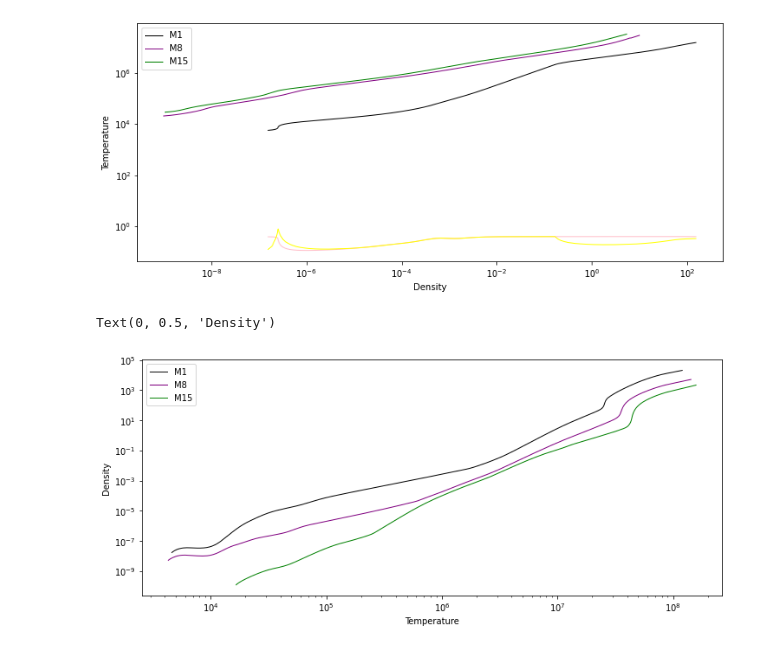
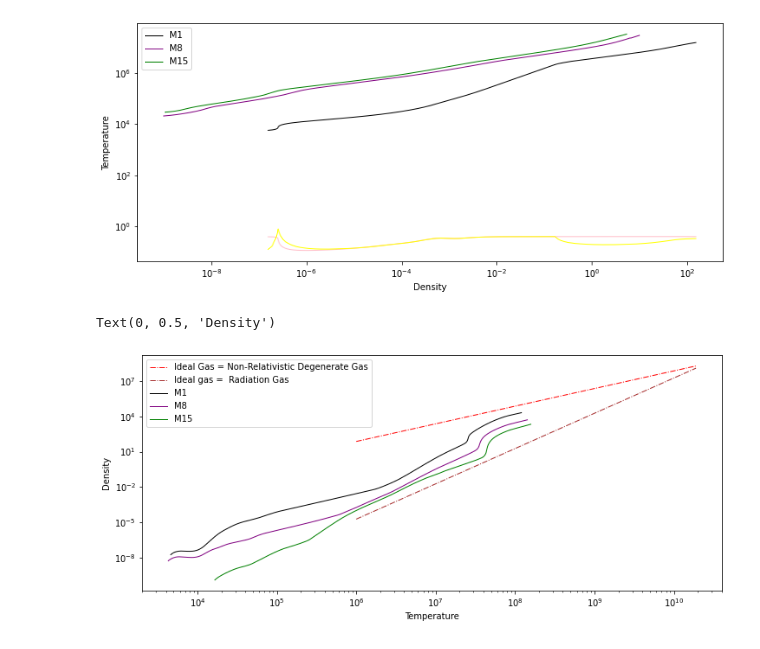
Before and after one commit to SudatKhan/ast341_hw, a Jupyter notebook: ast_hw6.ipynb, the cells around one changed output. Cells and saved outputs as stored; diff of their text form; code cells hidden in the pictures.

```diff
--- a/ast_hw6.ipynb
+++ b/ast_hw6.ipynb
@@ -171,15 +171,23 @@ rho_16 = data9[:,2]
 temp_16 = data9[:,3]
 # %%
 fig = plt.figure(figsize=(12,5))
+
+def rho(T):
+    return ((N_a*kB*T/mu) * 1.31195550334885*10**(-13))**(3/2)
+def density(T):
+    return (4* mu * sigma * T**3) / (3 * N_a * kB * 3.0*10**10)
+T = np.linspace(10**6, 19*10**9, 1000)
+plt.plot(T, rho(T), lw=1.0, c="red", linestyle='-.', label = 'Ideal Gas = Non-Relativistic Degenerate Gas')
+plt.plot(T,density(T), lw=1.0, c='brown', linestyle='-.', label = 'Ideal gas =  Radiation Gas')
 
 plt.plot(temp2, rho2, lw=1, c='black', label = 'M1')
 plt.plot(temp_9, rho_9, lw=1, c='purple', label='M8' )
 plt.plot(temp_16, rho_16, lw=1, c='green', label= 'M15')
 plt.legend()
 plt.xscale('log')
 plt.yscale('log')
 plt.xlabel('Temperature')
 plt.ylabel('Density')
 # %% [output]
 Text(0, 0.5, 'Density')
-[figure, old version]
+[figure, new version]
```
Also changed, not shown: parts of 2 cells of this notebook.
